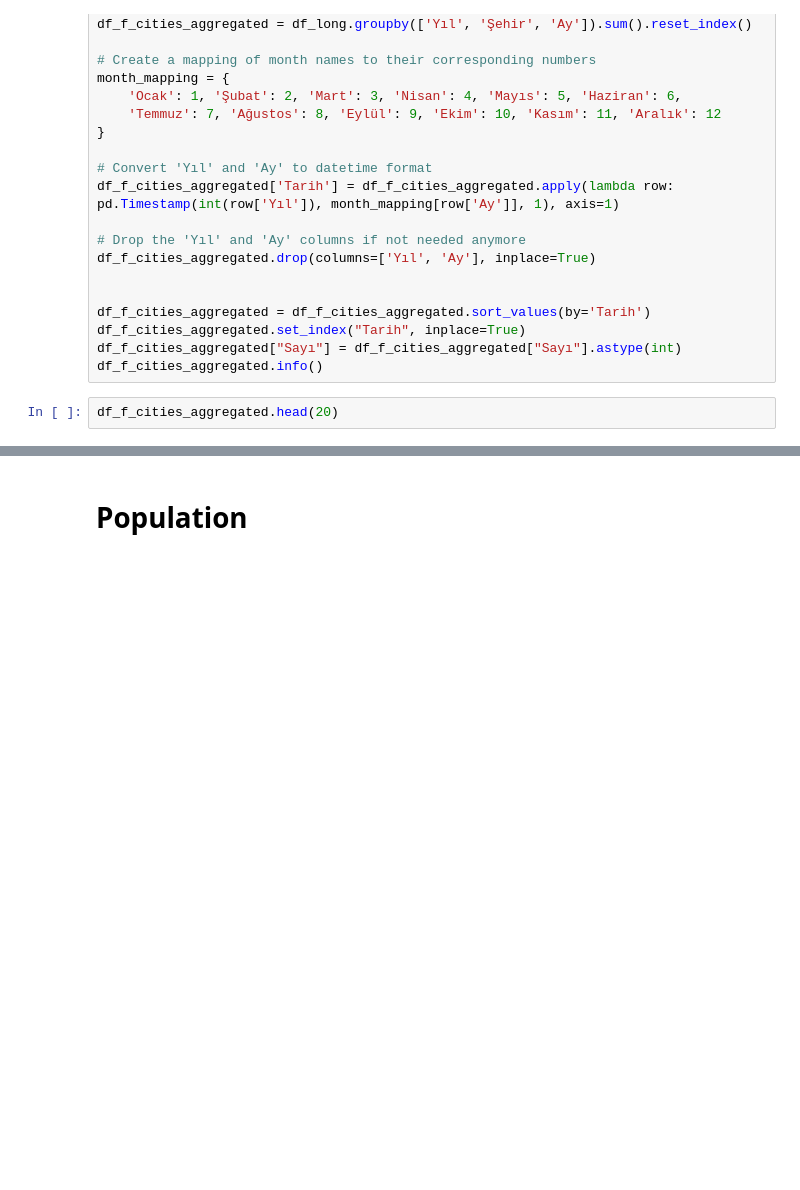
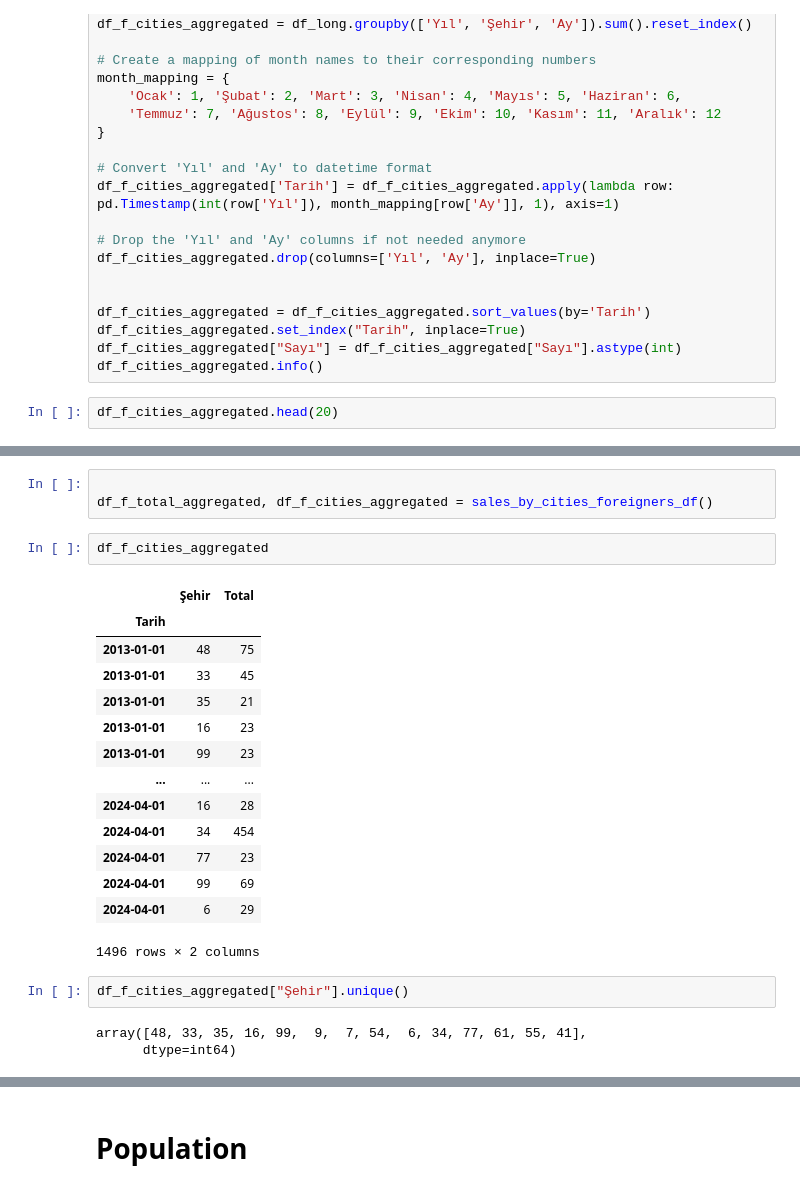
Before and after one commit to Zakerous76/analythings-viz-2-fastAPI-integration, a Jupyter notebook: fastAPI-tutorials/developement.ipynb, the cells around one changed output, grey strips where cells are left out. Saved outputs shown, nothing was run; the diff lists cells and outputs as text; blank space fills up the shorter version.

Commit message:
fixed the sales to foreigners as well

```diff
--- a/fastAPI-tutorials/developement.ipynb
+++ b/fastAPI-tutorials/developement.ipynb
@@ -181,0 +126,25 @@ df_f_total_aggregated, df_f_cities_aggregated = sales_by_cities_foreigners_df()
+# %%
+
+df_f_total_aggregated, df_f_cities_aggregated = sales_by_cities_foreigners_df()
+# %%
+df_f_cities_aggregated
+# %% [output]
+|  | Şehir | Total |
+| Tarih |  |  |
+| 2013-01-01 | 48 | 75 |
+| 2013-01-01 | 33 | 45 |
+| 2013-01-01 | 35 | 21 |
+| 2013-01-01 | 16 | 23 |
+| 2013-01-01 | 99 | 23 |
+| ... | ... | ... |
+| 2024-04-01 | 16 | 28 |
+| 2024-04-01 | 34 | 454 |
+| 2024-04-01 | 77 | 23 |
+| 2024-04-01 | 99 | 69 |
+| 2024-04-01 | 6 | 29 |
+1496 rows × 2 columns
+# %%
+df_f_cities_aggregated["Şehir"].unique()
+# %% [output]
+array([48, 33, 35, 16, 99,  9,  7, 54,  6, 34, 77, 61, 55, 41],
+      dtype=int64)
```
Also changed, not shown: parts of 2 cells of this notebook, 3 other files.
